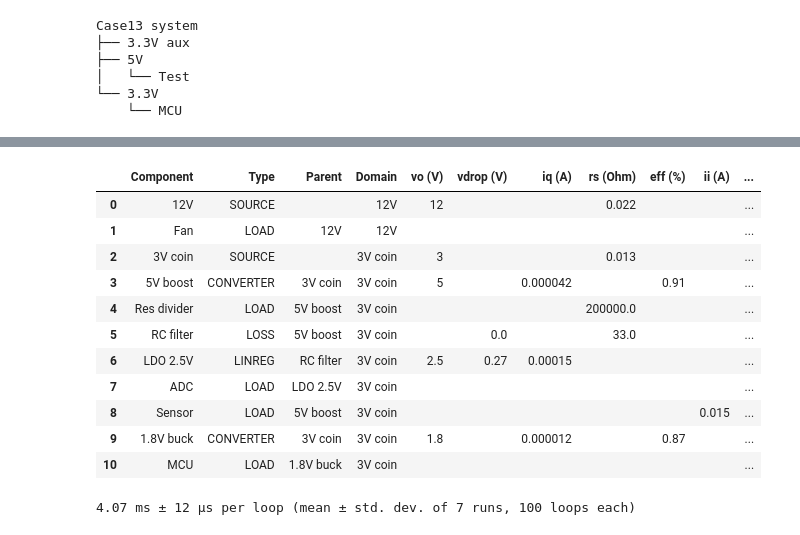
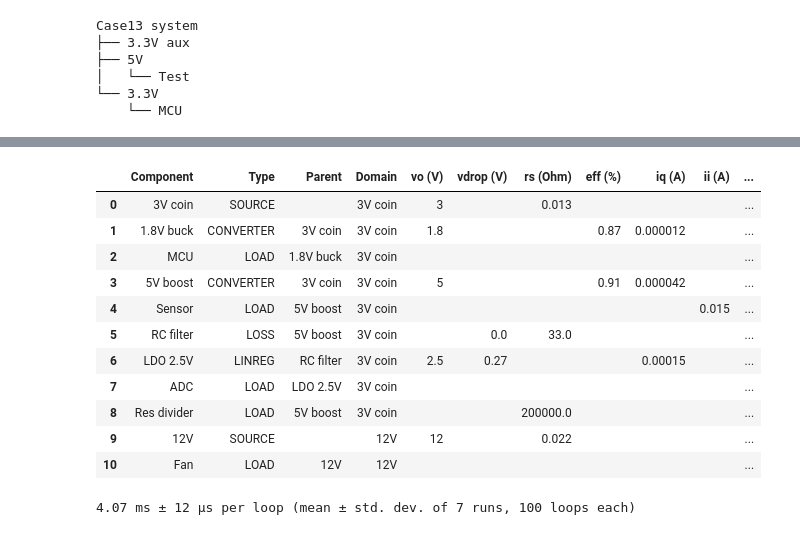
Before and after one commit to geddy11/tmp_sl, a Jupyter notebook: work/sysLoss.ipynb, the cells around one changed output, grey strips where cells are left out. Cells and saved outputs as stored; diff of their text form; code cells hidden in the pictures.

```diff
--- a/work/sysLoss.ipynb
+++ b/work/sysLoss.ipynb
@@ -686,5 +730,6 @@ case13.solve()
 | 7 | Subsystem 3.3V |  |  |  | 3.3 |  |  |  | 0.2 | 0.0 | ... |
 | 8 | System total |  |  |  |  |  |  |  | 1.7 | 0.0 | ... |
 # %%
-df
+case1b = System.from_file("new.json")
+case1b._g.attrs
 # %% [output]
@@ -702,5 +749,3 @@ df
-# %%
-case1b = System.from_file("new_format.json")
 # %%
 case1b.solve()
 # %% [output]
@@ -721,20 +766,20 @@ case1b.solve()
 | 13 | System total |  |  |  |  |  |  |  | 0.247543 | 0.030451 | ... |
 # %%
 #case1.save('test2.json')
-case1.params()
+case1b.params()
 # %% [output]
-|  | Component | Type | Parent | Domain | vo (V) | vdrop (V) | iq (A) | rs (Ohm) | eff (%) | ii (A) | ... |
-| 0 | 12V | SOURCE |  | 12V | 12 |  |  | 0.022 |  |  | ... |
-| 1 | Fan | LOAD | 12V | 12V |  |  |  |  |  |  | ... |
-| 2 | 3V coin | SOURCE |  | 3V coin | 3 |  |  | 0.013 |  |  | ... |
-| 3 | 5V boost | CONVERTER | 3V coin | 3V coin | 5 |  | 0.000042 |  | 0.91 |  | ... |
-| 4 | Res divider | LOAD | 5V boost | 3V coin |  |  |  | 200000.0 |  |  | ... |
-| 5 | RC filter | LOSS | 5V boost | 3V coin |  | 0.0 |  | 33.0 |  |  | ... |
-| 6 | LDO 2.5V | LINREG | RC filter | 3V coin | 2.5 | 0.27 | 0.00015 |  |  |  | ... |
+|  | Component | Type | Parent | Domain | vo (V) | vdrop (V) | rs (Ohm) | eff (%) | iq (A) | ii (A) | ... |
+| 0 | 3V coin | SOURCE |  | 3V coin | 3 |  | 0.013 |  |  |  | ... |
+| 1 | 1.8V buck | CONVERTER | 3V coin | 3V coin | 1.8 |  |  | 0.87 | 0.000012 |  | ... |
+| 2 | MCU | LOAD | 1.8V buck | 3V coin |  |  |  |  |  |  | ... |
+| 3 | 5V boost | CONVERTER | 3V coin | 3V coin | 5 |  |  | 0.91 | 0.000042 |  | ... |
+| 4 | Sensor | LOAD | 5V boost | 3V coin |  |  |  |  |  | 0.015 | ... |
+| 5 | RC filter | LOSS | 5V boost | 3V coin |  | 0.0 | 33.0 |  |  |  | ... |
+| 6 | LDO 2.5V | LINREG | RC filter | 3V coin | 2.5 | 0.27 |  |  | 0.00015 |  | ... |
 | 7 | ADC | LOAD | LDO 2.5V | 3V coin |  |  |  |  |  |  | ... |
-| 8 | Sensor | LOAD | 5V boost | 3V coin |  |  |  |  |  | 0.015 | ... |
-| 9 | 1.8V buck | CONVERTER | 3V coin | 3V coin | 1.8 |  | 0.000012 |  | 0.87 |  | ... |
-| 10 | MCU | LOAD | 1.8V buck | 3V coin |  |  |  |  |  |  | ... |
+| 8 | Res divider | LOAD | 5V boost | 3V coin |  |  | 200000.0 |  |  |  | ... |
+| 9 | 12V | SOURCE |  | 12V | 12 |  | 0.022 |  |  |  | ... |
+| 10 | Fan | LOAD | 12V | 12V |  |  |  |  |  |  | ... |
 # %%
 %timeit case1.solve()
 # %% [output]
```
Also changed, not shown: parts of 9 cells of this notebook, 4 other files.
